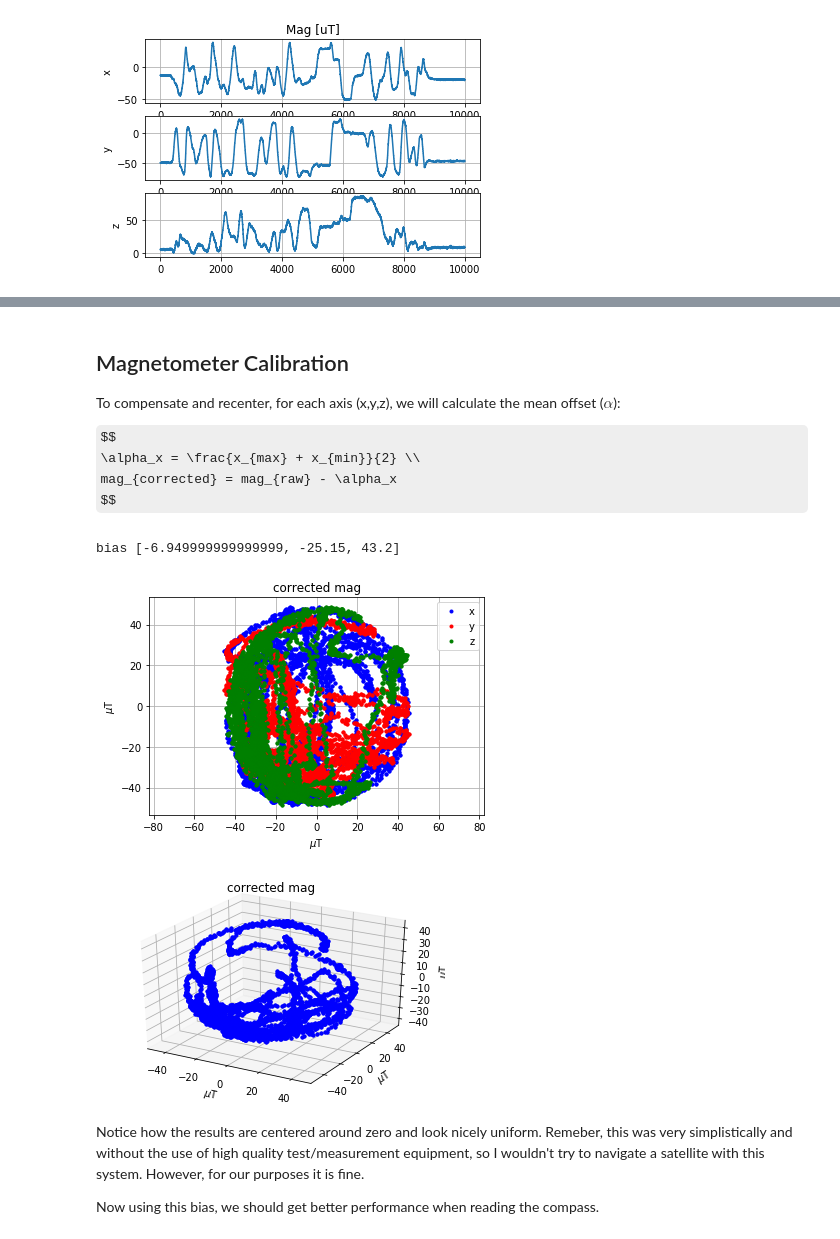
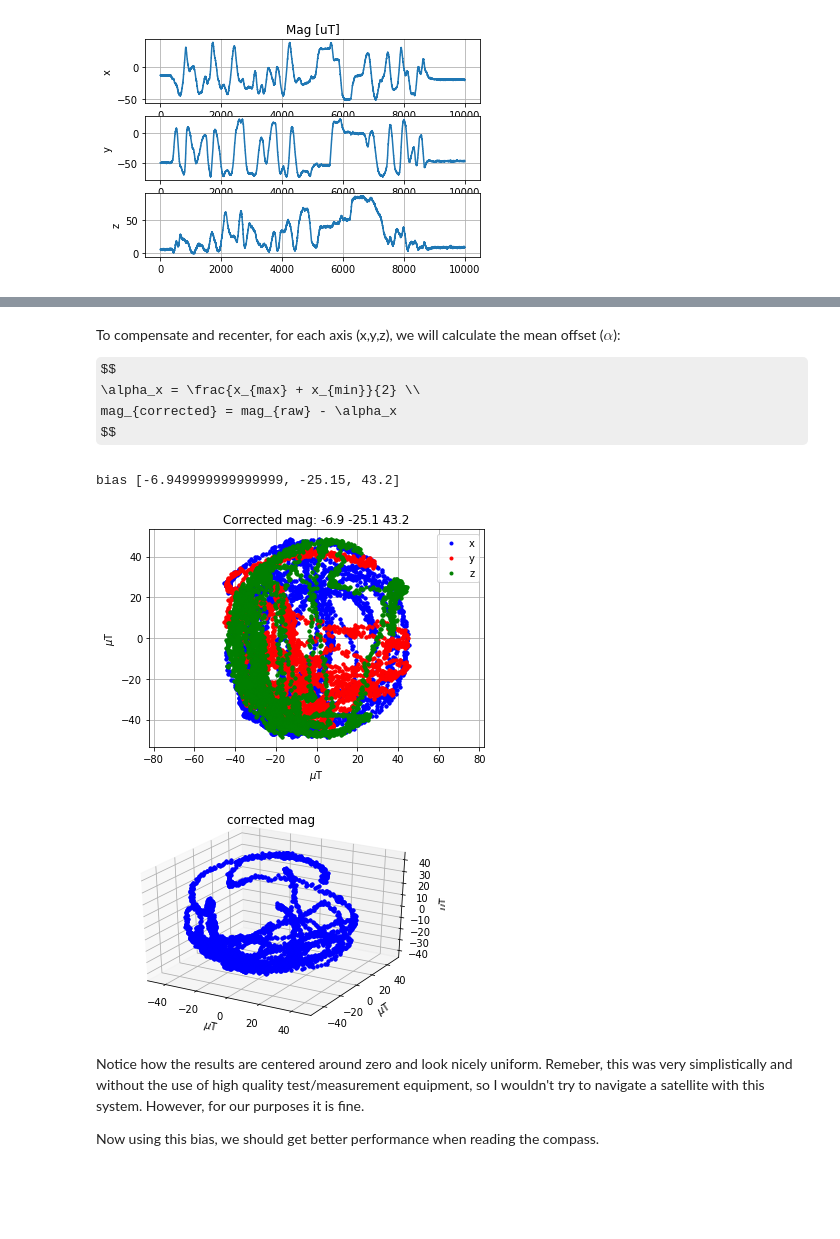
Before and after one commit to the-guild-of-calamitous-intent/ins_nav, a Jupyter notebook: calibration/calibration.ipynb, the cells around one changed output, grey strips where cells are left out. Drawn from its saved outputs; the diff is of its cells as text; code cells hidden in the pictures; some formulas as TeX source; blank space fills up the shorter version.

```diff
--- a/calibration/calibration.ipynb
+++ b/calibration/calibration.ipynb
@@ -262,6 +195,4 @@ NotImplementedError: It is not currently possible to manually set the aspect on
 # %% [markdown]
-## Magnetometer Calibration
-
 To compensate and recenter, for each axis (x,y,z), we will calculate the mean offset ($\alpha$):
 
 $$
@@ -292,10 +223,10 @@ bias [-6.949999999999999, -25.15, 43.2]
 # %%
 # now the data should be nicely centered around (0,0,0)
 cm = apply_calibration(mag, bias)
-plotMagnetometer(cm, 'corrected mag')
+plotMagnetometer(cm, 'Corrected mag: {:.1f} {:.1f} {:.1f}'.format(*bias))
 plotMagnetometer3D(cm, 'corrected mag')
 # %% [output]
-[figure, old version]
+[figure, new version]
 [figure]
 # %% [markdown]
 Notice how the results are centered around zero and look nicely uniform. Remeber, this was very simplistically and without the use of high quality test/measurement equipment, so I wouldn't try to navigate a satellite with this system. However, for our purposes it is fine.
```
Also changed, not shown: parts of 33 cells of this notebook, 1 other file.
